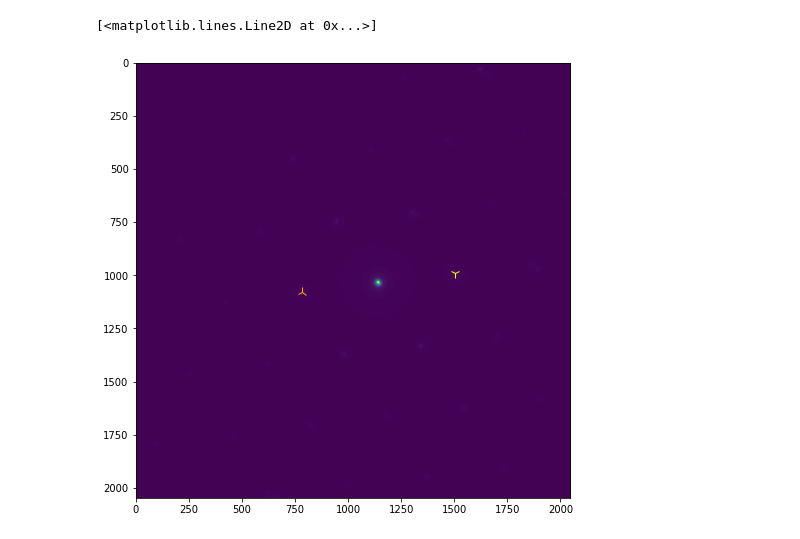
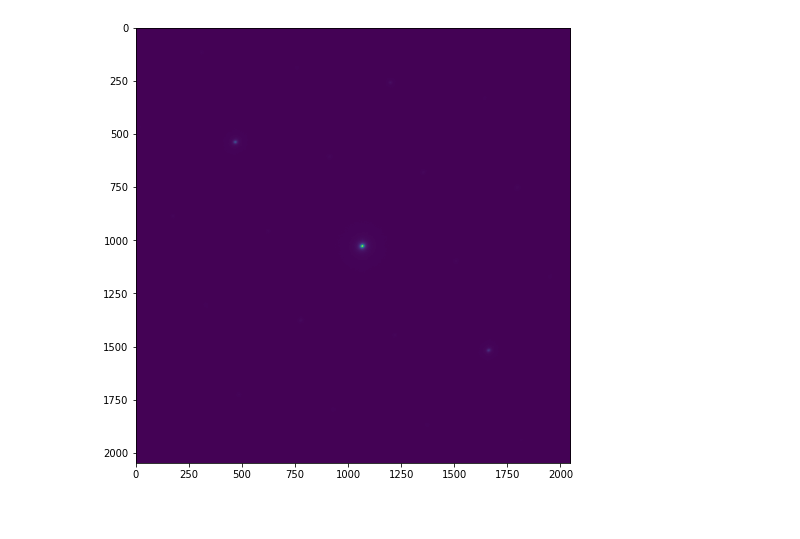
Before and after one commit to SangersJeroen/Bachelor-Thesis-Code, a Jupyter notebook: mreels_test.ipynb, the cells around one changed output. Drawn from its saved outputs; the diff is of its cells as text; code cells hidden in the pictures.

```diff
--- a/mreels_test.ipynb
+++ b/mreels_test.ipynb
@@ -3,13 +3,11 @@ import mreels
 import matplotlib.pyplot as plt
 import numpy as np
 # %%
-eels_stack = mreels.MomentumResolvedDataStack('n-inse_C1_EFTEM-SI-001 [-3,36] eV.dm4')
+eels_stack_low = mreels.MomentumResolvedDataStack('n-inse_C1_EFTEM-SI-003 [-3,36] eV.dm4')
+eels_stack_high = mreels.MomentumResolvedDataStack('n-inse_C1_EFTEM-SI-004 [-3,36] eV.dm4')
 #eels_scope = mreels.ImagingSetup('n-inse_C1_EFTEM-SI-001 [-3,36] eV.dm4')
 # %%
-plt.imshow(eels_stack.stack[25].T)
+plt.imshow(eels_stack_low.stack[25].T)
 plt.gcf().set_size_inches((8,8))
-plt.plot(1503,991, marker='1', markersize=10, color='yellow')
-plt.plot(784,1080, marker='2', markersize=10, color='orange')
 # %% [output]
-[<matplotlib.lines.Line2D at 0x...>]
-[figure, old version]
+[figure, new version]
```
Also changed, not shown: parts of 7 cells of this notebook, 3 other files.
